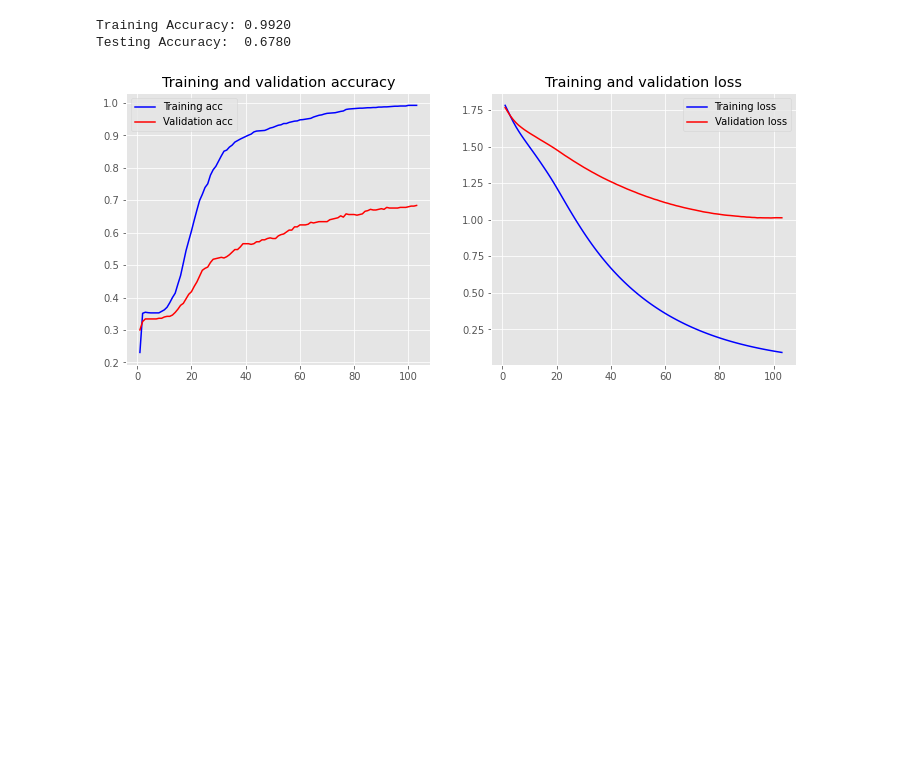
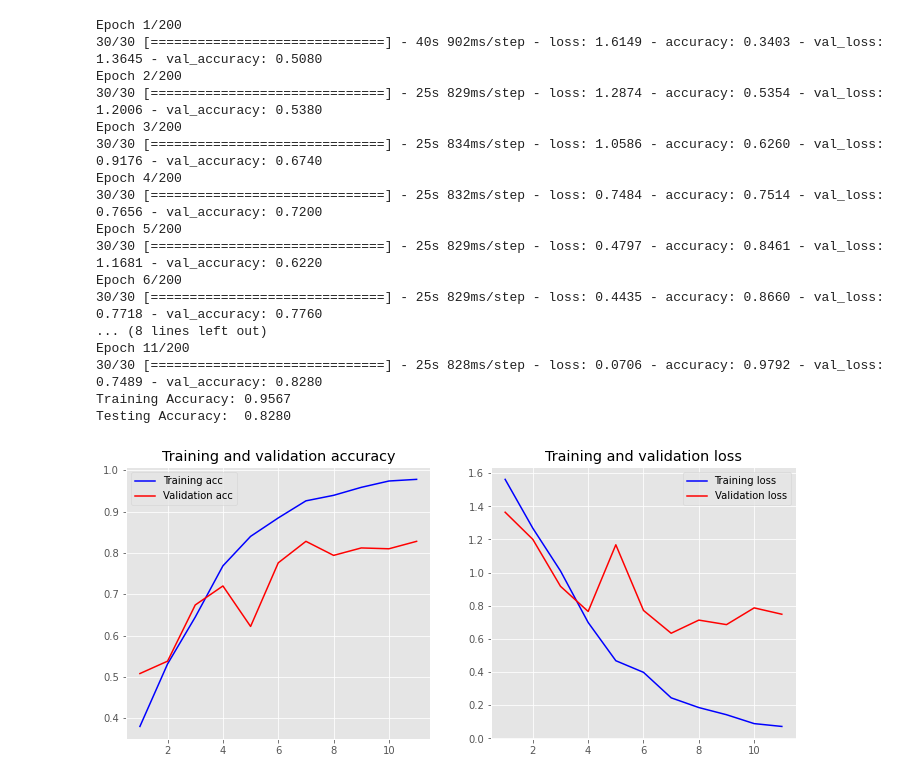
Before and after one commit to mjroberts543/NLP-emotions, a Jupyter notebook: nlpemotions.ipynb, the cells around one changed output. Drawn from its saved outputs; the diff is of its cells as text; code cells hidden in the pictures; blank space fills up the shorter version.

```diff
--- a/nlpemotions.ipynb
+++ b/nlpemotions.ipynb
@@ -66,0 +126,18 @@ callback = EarlyStopping(
+# %%
+clear_session()
+callback = EarlyStopping(
+    monitor="val_loss",
+    patience=4,
+    restore_best_weights=True,
+)
+model = Sequential()
+model.add(layers.Embedding(dic_dim+1, em_dim, input_length=X_train.shape[1], weights=[embedding_matrix], trainable=False))
+model.add(layers.Bidirectional(layers.LSTM(50, recurrent_dropout=.2,return_sequences=True)))
+model.add(layers.Bidirectional(layers.LSTM(25, recurrent_dropout=.2,return_sequences=True)))
+model.add(layers.Bidirectional(layers.LSTM(25, recurrent_dropout=.2)))
+model.add(layers.Dense(6, activation='sigmoid'))
+
+model.compile(loss="CategoricalCrossentropy",
+            optimizer=keras.optimizers.Adam(learning_rate=.005),
+            metrics=['accuracy'])
+model.summary()
@@ -67,29 +163,36 @@ callback = EarlyStopping(
 # %%
-clear_session()
-input_dim = X_train.shape[1]
-model = Sequential()
-model.add(layers.Dense(10, input_dim=input_dim, activation='relu'))
-model.add(layers.Dense(6, activation='sigmoid'))
 
-model.compile(loss="CategoricalCrossentropy",
-            optimizer=keras.optimizers.Adam(learning_rate=.0001),
-            metrics=['accuracy'])
 history = model.fit(X_train, y_train,
-                    epochs=150,
-                    verbose=False,
+                    epochs=200,
+                    verbose=True,
                     validation_data=(X_test, y_test),
-                    batch_size=10,
+                    batch_size=50,
                     callbacks=[callback]
                     )
 loss, accuracy = model.evaluate(X_train, y_train, verbose=False)
 print("Training Accuracy: {:.4f}".format(accuracy))
 loss, accuracy = model.evaluate(X_test, y_test, verbose=False)
 print("Testing Accuracy:  {:.4f}".format(accuracy))
 plot_history(history)
 # %% [output]
-Training Accuracy: 0.9920
-Testing Accuracy:  0.6780
+Epoch 1/200
+30/30 [==============================] - 40s 902ms/step - loss: 1.6149 - accuracy: 0.3403 - val_loss: 1.3645 - val_accuracy: 0.5080
+Epoch 2/200
+30/30 [==============================] - 25s 829ms/step - loss: 1.2874 - accuracy: 0.5354 - val_loss: 1.2006 - val_accuracy: 0.5380
+Epoch 3/200
+30/30 [==============================] - 25s 834ms/step - loss: 1.0586 - accuracy: 0.6260 - val_loss: 0.9176 - val_accuracy: 0.6740
+Epoch 4/200
+30/30 [==============================] - 25s 832ms/step - loss: 0.7484 - accuracy: 0.7514 - val_loss: 0.7656 - val_accuracy: 0.7200
+Epoch 5/200
+30/30 [==============================] - 25s 829ms/step - loss: 0.4797 - accuracy: 0.8461 - val_loss: 1.1681 - val_accuracy: 0.6220
+Epoch 6/200
+30/30 [==============================] - 25s 829ms/step - loss: 0.4435 - accuracy: 0.8660 - val_loss: 0.7718 - val_accuracy: 0.7760
+... (8 lines left out)
+Epoch 11/200
+30/30 [==============================] - 25s 828ms/step - loss: 0.0706 - accuracy: 0.9792 - val_loss: 0.7489 - val_accuracy: 0.8280
+Training Accuracy: 0.9567
+Testing Accuracy:  0.8280
-[figure, old version]
+[figure, new version]
 # %%
 predicted = model.predict(X_test)
 y_pred = predicted.argmax(axis=-1)
```
Also changed, not shown: parts of 10 cells of this notebook.
